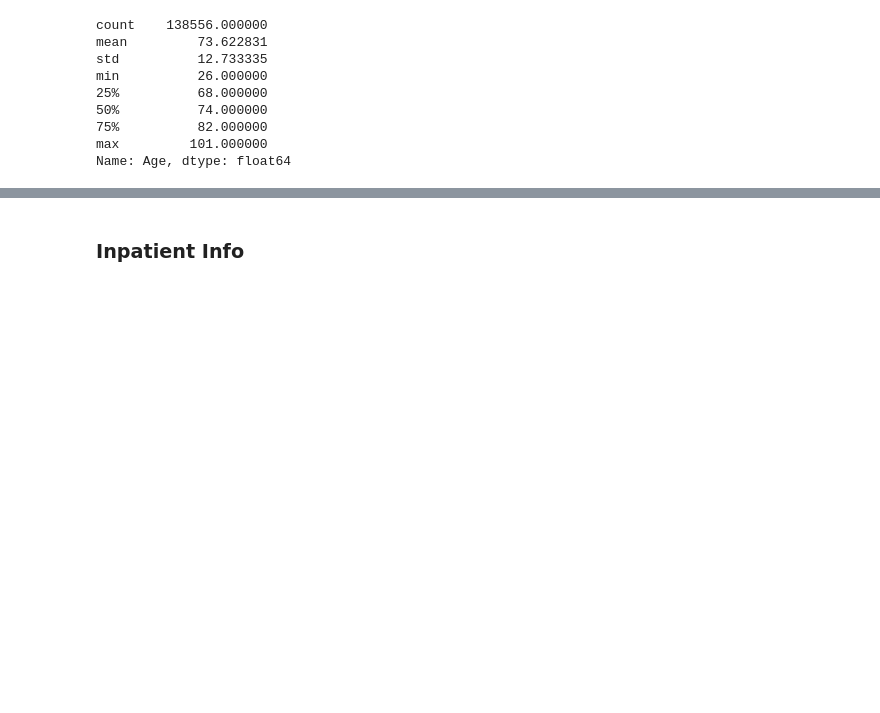
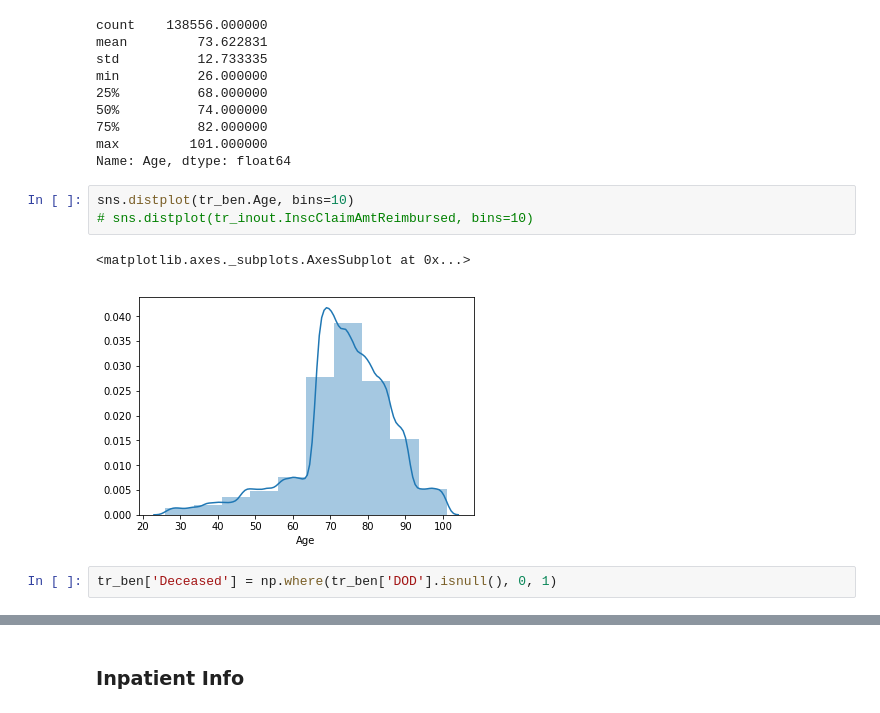
Before and after one commit to whohuhwhat/HC_Prov_Fraud, a Jupyter notebook: Train and Beneficiary.ipynb, the cells around one changed output, grey strips where cells are left out. Saved outputs shown, nothing was run; the diff lists cells and outputs as text; blank space fills up the shorter version.

```diff
--- a/Workbook.ipynb
+++ b/Train and Beneficiary.ipynb
@@ -299,3 +300,11 @@ min          26.000000
 75%          82.000000
 max         101.000000
 Name: Age, dtype: float64
+# %%
+sns.distplot(tr_ben.Age, bins=10)
+# sns.distplot(tr_inout.InscClaimAmtReimbursed, bins=10)
+# %% [output]
+<matplotlib.axes._subplots.AxesSubplot at 0x...>
+[figure, added]
+# %%
+tr_ben['Deceased'] = np.where(tr_ben['DOD'].isnull(), 0, 1)
```
Also changed, not shown: parts of 6 cells of this notebook, 2 other files.
